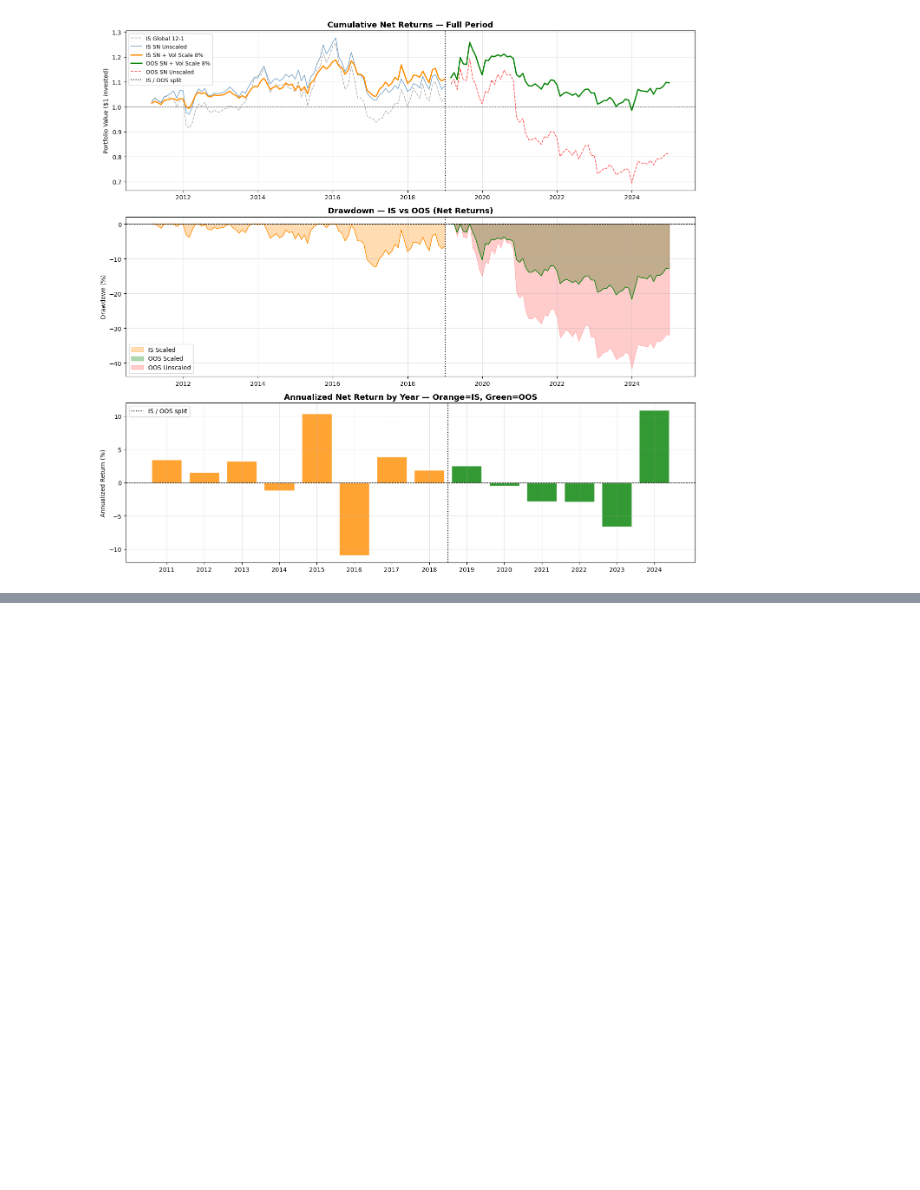
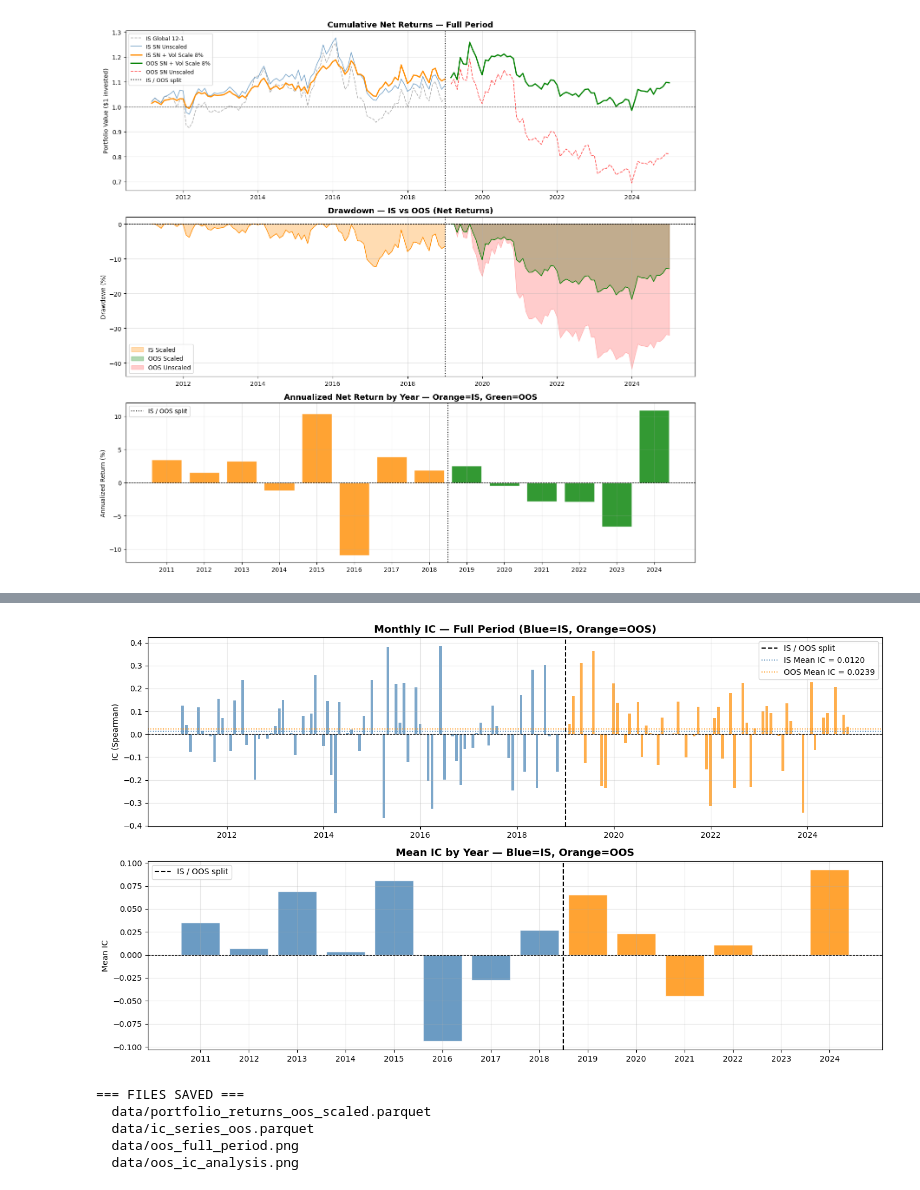
Before and after one commit to lorenzo-tinivella/momentum-alpha-signal, a Jupyter notebook: notebooks/05_out_of_sample.ipynb, the cells around one changed output, grey strips where cells are left out. Drawn from its saved outputs; the diff is of its cells as text; code cells hidden in the pictures; blank space fills up the shorter version.

Commit message:
notebook 05: oos test with selected model SN + vol scale 8%

```diff
--- a/notebooks/05_out_of_sample.ipynb
+++ b/notebooks/05_out_of_sample.ipynb
@@ -625,0 +680,68 @@ plt.show()
+# %%
+fig, axes = plt.subplots(2, 1, figsize=(14, 8))
+
+ic_full = pd.concat([ic_is, ic_oos])
+
+# Plot 1: Monthly IC full period
+colors_bars = [
+    'steelblue' if d <= pd.Timestamp(IS_END) else 'darkorange'
+    for d in ic_full.index
+]
+axes[0].bar(ic_full.index, ic_full['ic'],
+            color=colors_bars, alpha=0.7, width=20)
+axes[0].axvline(pd.Timestamp(OOS_START),
+                color='black', linewidth=1.5,
+                linestyle='--', label='IS / OOS split')
+axes[0].axhline(0, color='black', linewidth=0.8, linestyle='--')
+axes[0].axhline(stats_is['Mean IC'],
+                color='steelblue', linewidth=1.2, linestyle=':',
+                label=f"IS Mean IC = {stats_is['Mean IC']:.4f}")
+axes[0].axhline(stats_oos['Mean IC'],
+                color='darkorange', linewidth=1.2, linestyle=':',
+                label=f"OOS Mean IC = {stats_oos['Mean IC']:.4f}")
+axes[0].set_title('Monthly IC — Full Period (Blue=IS, Orange=OOS)',
+                  fontsize=13, fontweight='bold')
+axes[0].set_ylabel('IC (Spearman)')
+axes[0].legend()
+axes[0].grid(alpha=0.3)
+
+# Plot 2: IC by year
+ic_by_year = ic_full['ic'].groupby(ic_full.index.year).mean()
+colors_year = [
+    'steelblue' if y <= 2018 else 'darkorange'
+    for y in ic_by_year.index
+]
+axes[1].bar(ic_by_year.index, ic_by_year.values,
+            color=colors_year, alpha=0.8, edgecolor='white')
+axes[1].axvline(2018.5, color='black', linewidth=1.5,
+                linestyle='--', label='IS / OOS split')
+axes[1].axhline(0, color='black', linewidth=0.8, linestyle='--')
+axes[1].set_title('Mean IC by Year — Blue=IS, Orange=OOS',
+                  fontsize=13, fontweight='bold')
+axes[1].set_ylabel('Mean IC')
+axes[1].set_xticks(ic_by_year.index)
+axes[1].legend()
+axes[1].grid(alpha=0.3)
+
+plt.tight_layout()
+plt.savefig('../data/oos_ic_analysis.png', dpi=150, bbox_inches='tight')
+plt.show()
+# %% [output]
+[figure, added]
+# %%
+port_net_oos_scaled.to_frame('net').to_parquet(
+    '../data/portfolio_returns_oos_scaled.parquet'
+)
+ic_oos.to_parquet('../data/ic_series_oos.parquet')
+
+print("=== FILES SAVED ===")
+print("  data/portfolio_returns_oos_scaled.parquet")
+print("  data/ic_series_oos.parquet")
+print("  data/oos_full_period.png")
+print("  data/oos_ic_analysis.png")
+# %% [output]
+=== FILES SAVED ===
+  data/portfolio_returns_oos_scaled.parquet
+  data/ic_series_oos.parquet
+  data/oos_full_period.png
+  data/oos_ic_analysis.png
```
Also changed, not shown: parts of 2 cells of this notebook.
